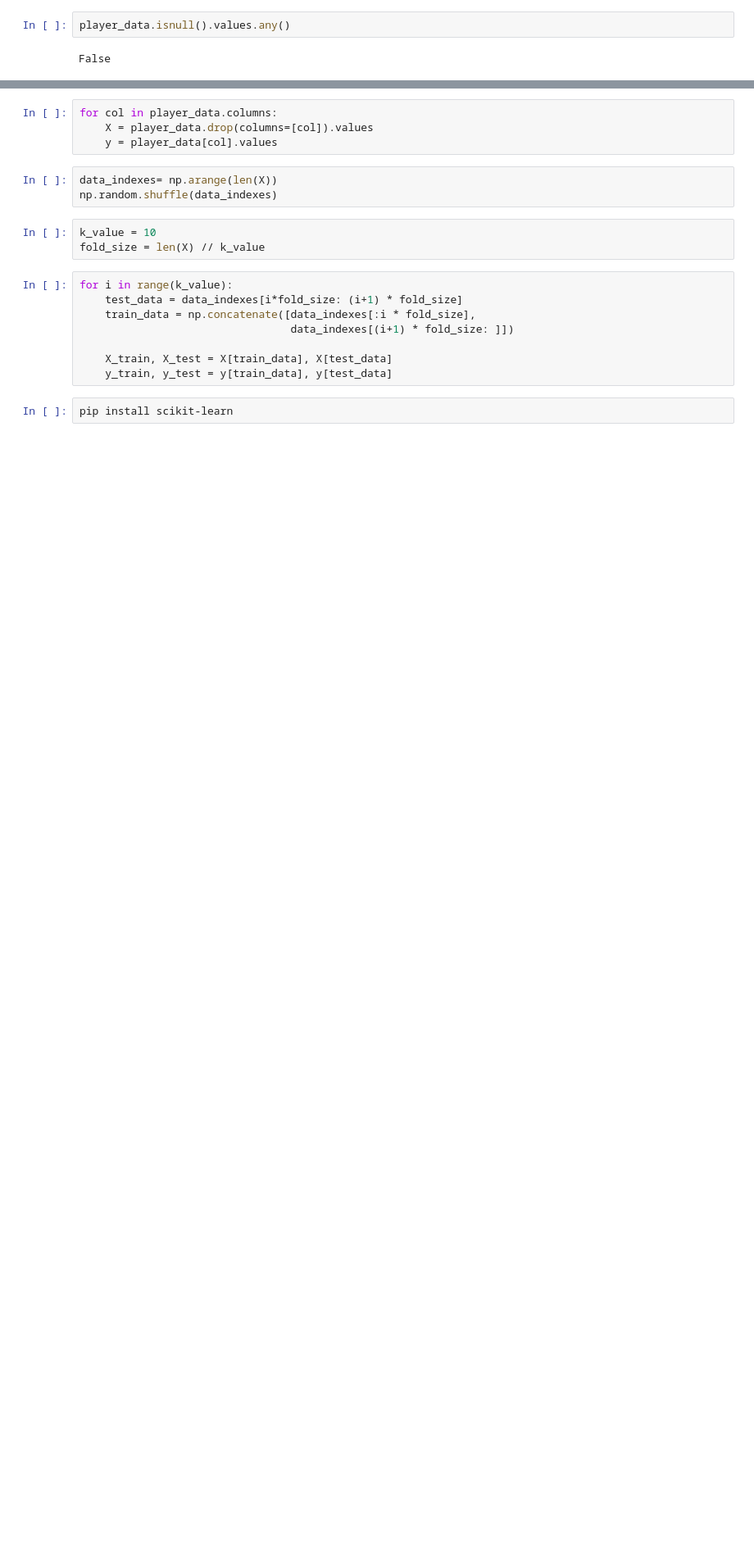
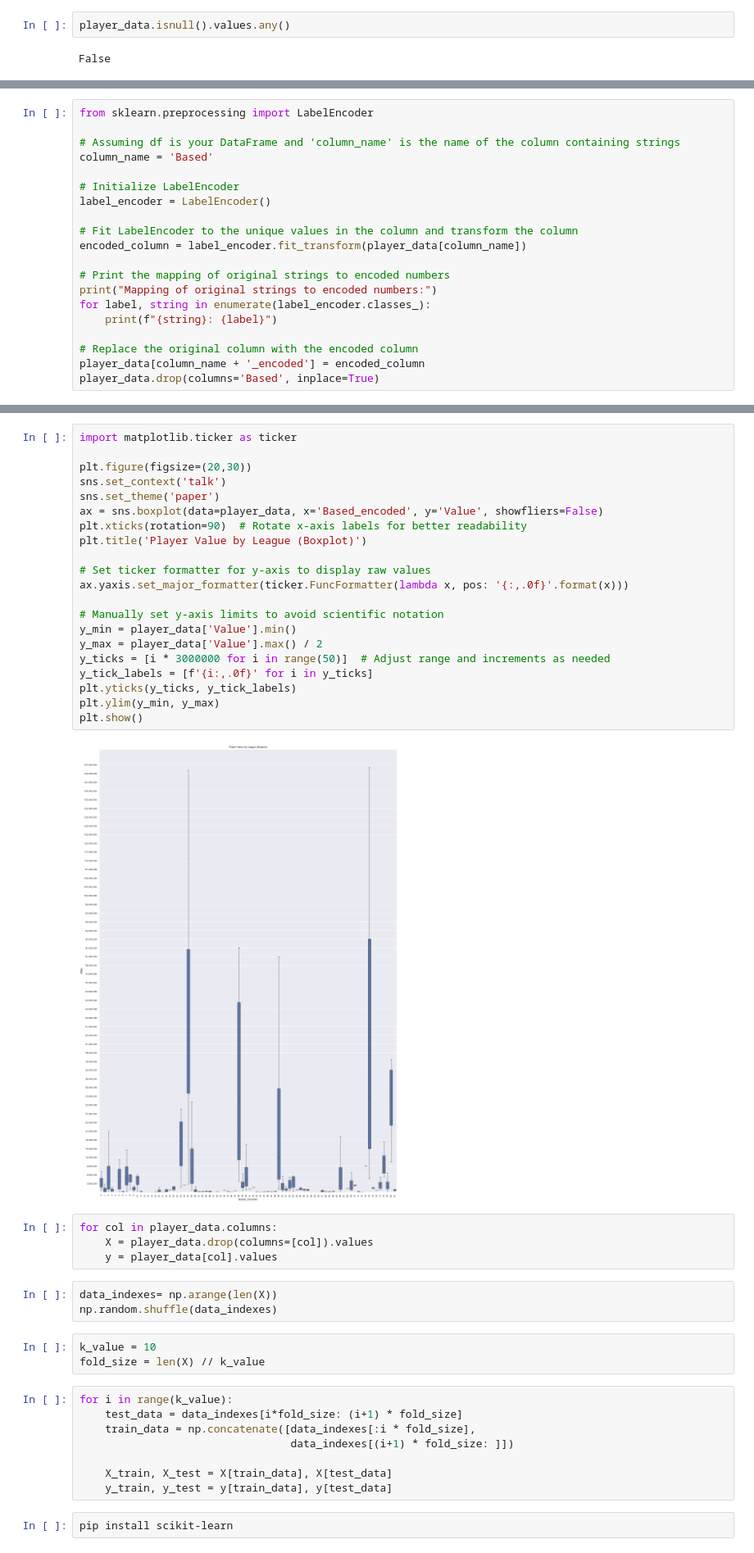
Before and after one commit to emrerol/Player-Value-Prediction, a Jupyter notebook: main.ipynb, the cells around one changed output, grey strips where cells are left out. Shown at 82% size. Cells and saved outputs as stored; diff of their text form; blank space fills up the shorter version.

```diff
--- a/main.ipynb
+++ b/main.ipynb
@@ -170,0 +252,20 @@ player_data.drop(columns=silinecekler,inplace=True)
+# %%
+from sklearn.preprocessing import LabelEncoder
+
+# Assuming df is your DataFrame and 'column_name' is the name of the column containing strings
+column_name = 'Based'
+
+# Initialize LabelEncoder
+label_encoder = LabelEncoder()
+
+# Fit LabelEncoder to the unique values in the column and transform the column
+encoded_column = label_encoder.fit_transform(player_data[column_name])
+
+# Print the mapping of original strings to encoded numbers
+print("Mapping of original strings to encoded numbers:")
+for label, string in enumerate(label_encoder.classes_):
+    print(f"{string}: {label}")
+
+# Replace the original column with the encoded column
+player_data[column_name + '_encoded'] = encoded_column
+player_data.drop(columns='Based', inplace=True)
@@ -171,3 +290,26 @@ player_data.drop(columns=silinecekler,inplace=True)
+# %%
+import matplotlib.ticker as ticker
+
+plt.figure(figsize=(20,30))
+sns.set_context('talk')
+sns.set_theme('paper')
+ax = sns.boxplot(data=player_data, x='Based_encoded', y='Value', showfliers=False)
+plt.xticks(rotation=90)  # Rotate x-axis labels for better readability
+plt.title('Player Value by League (Boxplot)')
+
+# Set ticker formatter for y-axis to display raw values
+ax.yaxis.set_major_formatter(ticker.FuncFormatter(lambda x, pos: '{:,.0f}'.format(x)))
+
+# Manually set y-axis limits to avoid scientific notation
+y_min = player_data['Value'].min()
+y_max = player_data['Value'].max() / 2
+y_ticks = [i * 3000000 for i in range(50)]  # Adjust range and increments as needed
+y_tick_labels = [f'{i:,.0f}' for i in y_ticks]
+plt.yticks(y_ticks, y_tick_labels)
+plt.ylim(y_min, y_max)
+plt.show()
+# %% [output]
+[figure, added]
 # %%
 for col in player_data.columns:
     X = player_data.drop(columns=[col]).values
```
Also changed, not shown: parts of 17 cells of this notebook.
